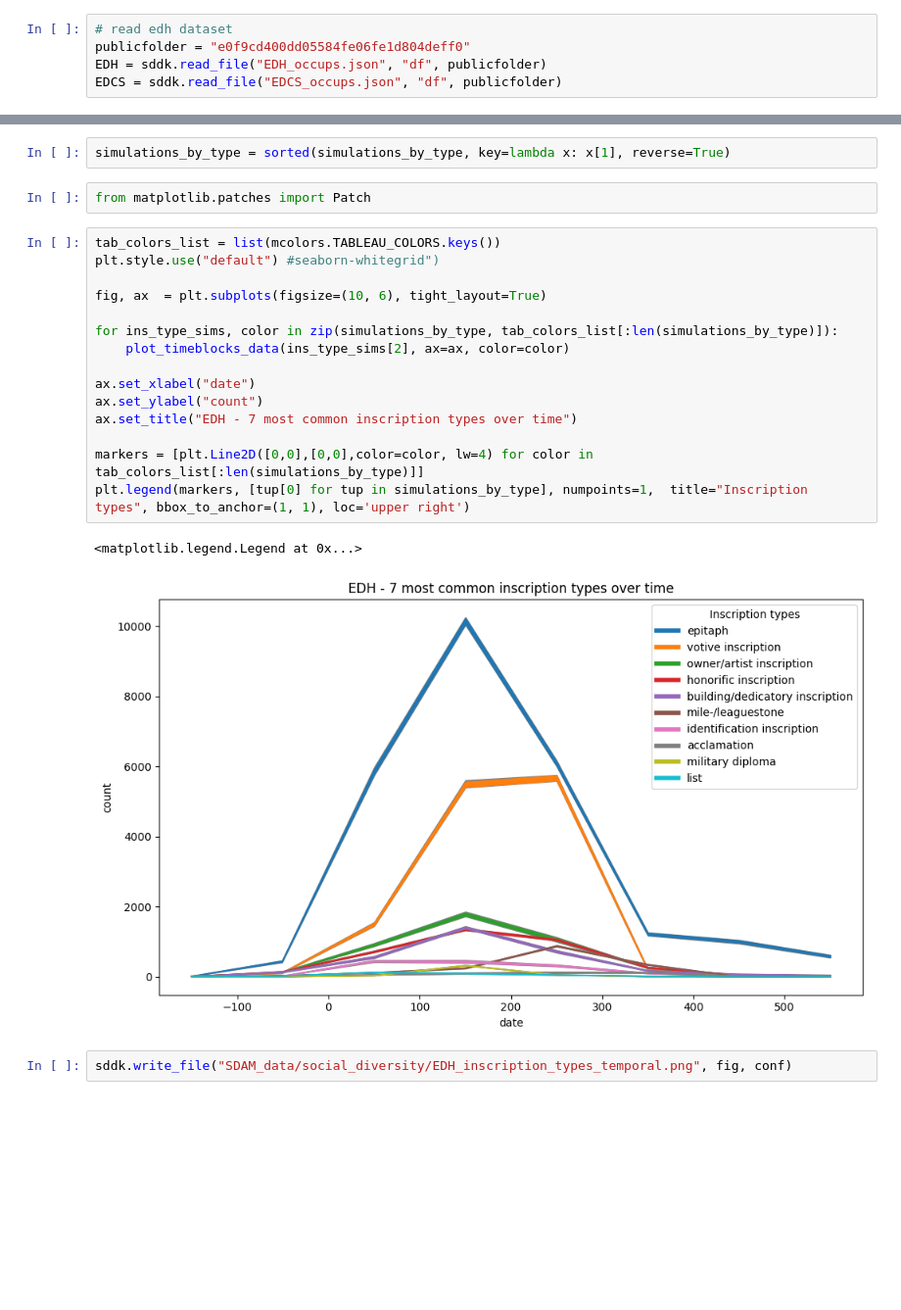
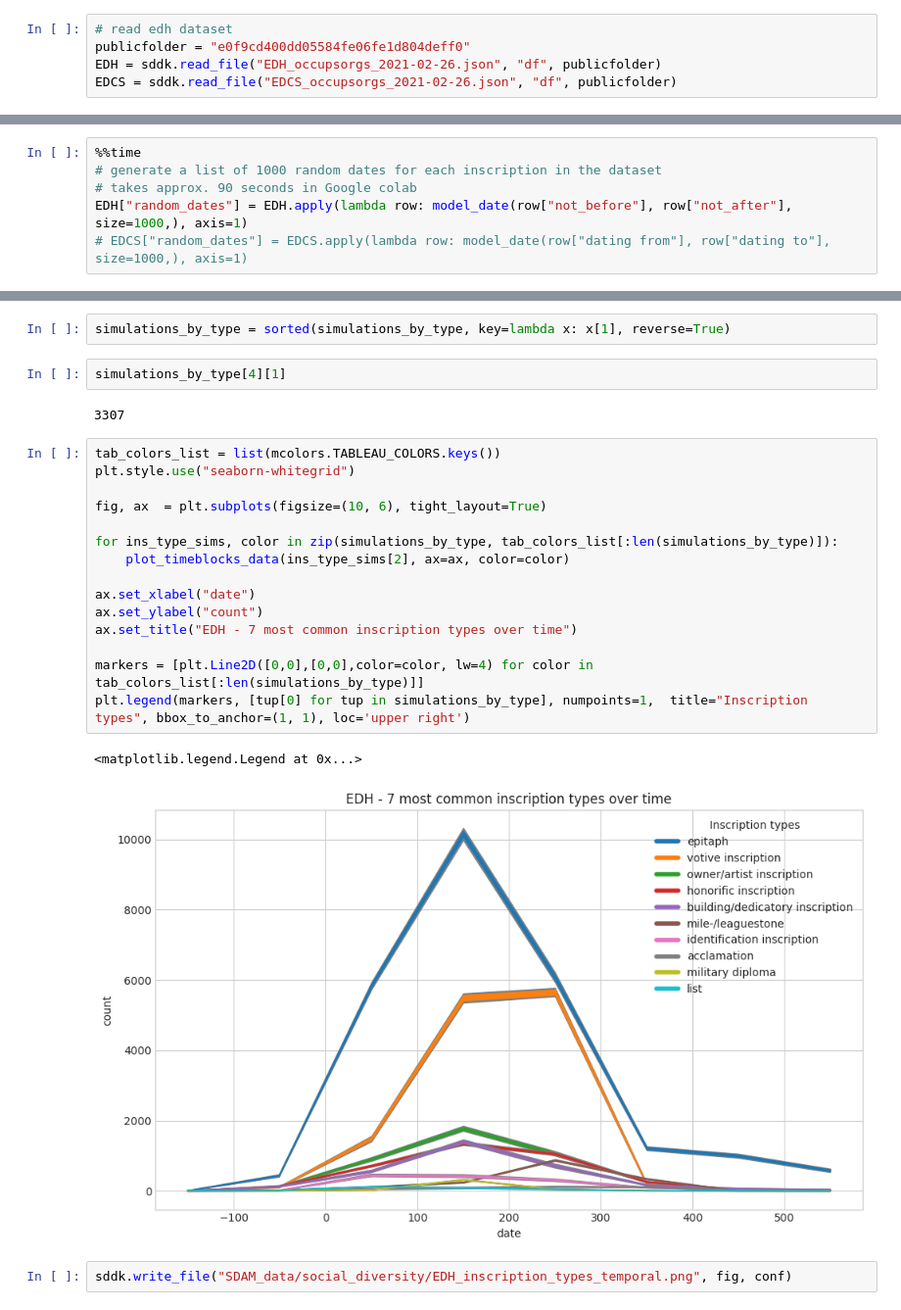
Before and after one commit to sdam-au/LI_ETL, a Jupyter notebook: scripts/1_5_py_WORDS&OCCUPATIONS_TEMPORAL.ipynb, the cells around one changed output, grey strips where cells are left out. Shown: that part at 98% size. Saved outputs shown, nothing was run; the diff lists cells and outputs as text; blank space fills up the shorter version.

```diff
--- a/scripts/1_5_py_WORDS&OCCUPATIONS_TEMPORAL.ipynb
+++ b/scripts/1_5_py_WORDS&OCCUPATIONS_TEMPORAL.ipynb
@@ -41,8 +51,8 @@ endpoint variable has been configured to: https://sciencedata.dk/files/
 # %%
 # read edh dataset
 publicfolder = "e0f9cd400dd05584fe06fe1d804deff0"
-EDH = sddk.read_file("EDH_occups.json", "df", publicfolder)
-EDCS = sddk.read_file("EDCS_occups.json", "df", publicfolder)
+EDH = sddk.read_file("EDH_occupsorgs_2021-02-26.json", "df", publicfolder)
+EDCS = sddk.read_file("EDCS_occupsorgs_2021-02-26.json", "df", publicfolder)
 # %% [output]
 reading file located in a public folder
 reading file located in a public folder
@@ -106,0 +64,6 @@ def sim_data_by_function(df, n_sims, timeblocks, function, *args, random_dates_c
+# %%
+%%time
+# generate a list of 1000 random dates for each inscription in the dataset
+# takes approx. 90 seconds in Google colab
+EDH["random_dates"] = EDH.apply(lambda row: model_date(row["not_before"], row["not_after"], size=1000,), axis=1)
+# EDCS["random_dates"] = EDCS.apply(lambda row: model_date(row["dating from"], row["dating to"], size=1000,), axis=1)
@@ -146,26 +110,28 @@ for ins_type_tup in simulations_by_type_len[:10]:
 simulations_by_type = sorted(simulations_by_type, key=lambda x: x[1], reverse=True)
 # %%
 simulations_by_type = sorted(simulations_by_type, key=lambda x: x[1], reverse=True)
-# %%
-from matplotlib.patches import Patch
+# %%
+simulations_by_type[4][1]
+# %% [output]
+3307
 # %%
 tab_colors_list = list(mcolors.TABLEAU_COLORS.keys())
-plt.style.use("default") #seaborn-whitegrid")
+plt.style.use("seaborn-whitegrid")
 
 fig, ax  = plt.subplots(figsize=(10, 6), tight_layout=True)
 
 for ins_type_sims, color in zip(simulations_by_type, tab_colors_list[:len(simulations_by_type)]):
     plot_timeblocks_data(ins_type_sims[2], ax=ax, color=color)
 
 ax.set_xlabel("date")
 ax.set_ylabel("count")
 ax.set_title("EDH - 7 most common inscription types over time")
 
 markers = [plt.Line2D([0,0],[0,0],color=color, lw=4) for color in tab_colors_list[:len(simulations_by_type)]]
 plt.legend(markers, [tup[0] for tup in simulations_by_type], numpoints=1,  title="Inscription types", bbox_to_anchor=(1, 1), loc='upper right')
 # %% [output]
 <matplotlib.legend.Legend at 0x...>
-[figure, old version]
+[figure, new version]
 # %%
 sddk.write_file("SDAM_data/social_diversity/EDH_inscription_types_temporal.png", fig, conf)
 # %% [output]
```
Also changed, not shown: parts of 25 cells of this notebook.
